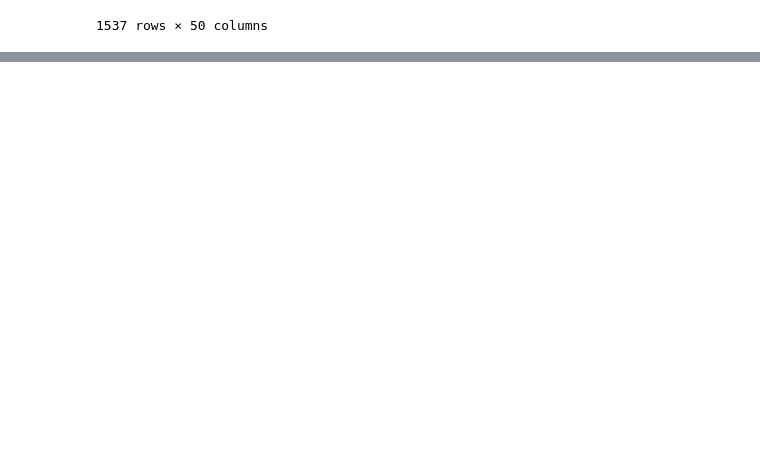
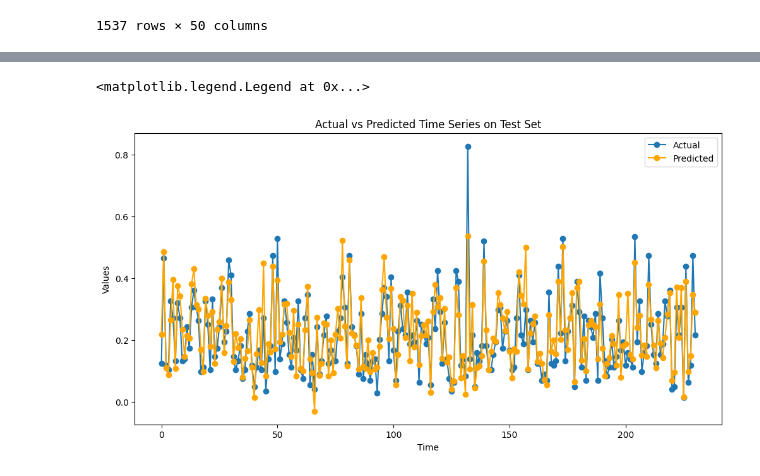
Before and after one commit to VinciGit00/MasterThesis, a Jupyter notebook: Python/Lasso.ipynb, the cells around one changed output, grey strips where cells are left out. Drawn from its saved outputs; the diff is of its cells as text; code cells hidden in the pictures; blank space fills up the shorter version.

```diff
--- a/Python/Lasso.ipynb
+++ b/Python/Lasso.ipynb
@@ -127,0 +139,19 @@ RMSE: 0.06, R2: 0.73, MAE: 0.05
+# %%
+import matplotlib.pyplot as plt
+import numpy as np
+
+# Create a time array for the x-axis
+time_array = np.arange(len(y_test))
+
+# Plot both actual and predicted time series in the same subplot
+plt.figure(figsize=(12, 6))
+plt.plot(time_array, y_test, label='Actual', marker='o')
+plt.plot(time_array, y_test_pred, label='Predicted', marker='o', color='orange')
+
+plt.title('Actual vs Predicted Time Series on Test Set')
+plt.xlabel('Time')
+plt.ylabel('Values')
+plt.legend()
+# %% [output]
+<matplotlib.legend.Legend at 0x...>
+[figure, added]
```
Also changed, not shown: parts of 4 cells of this notebook, 11 other files.
